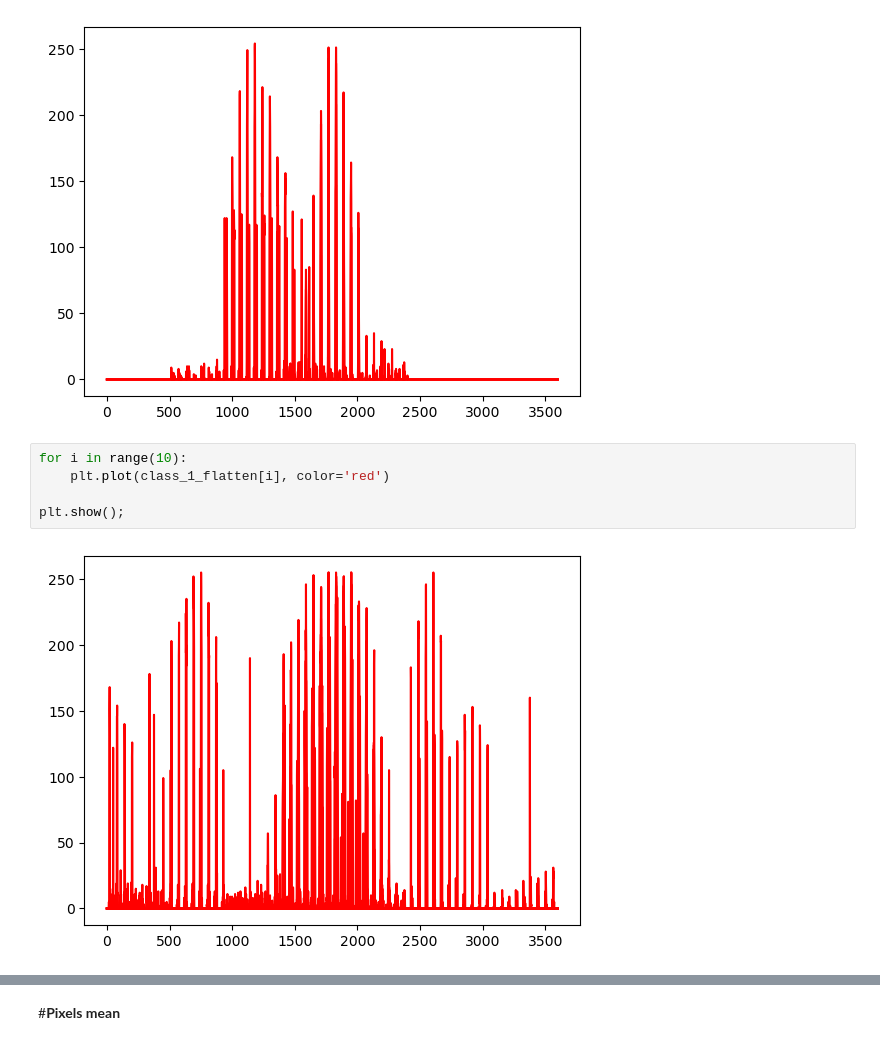
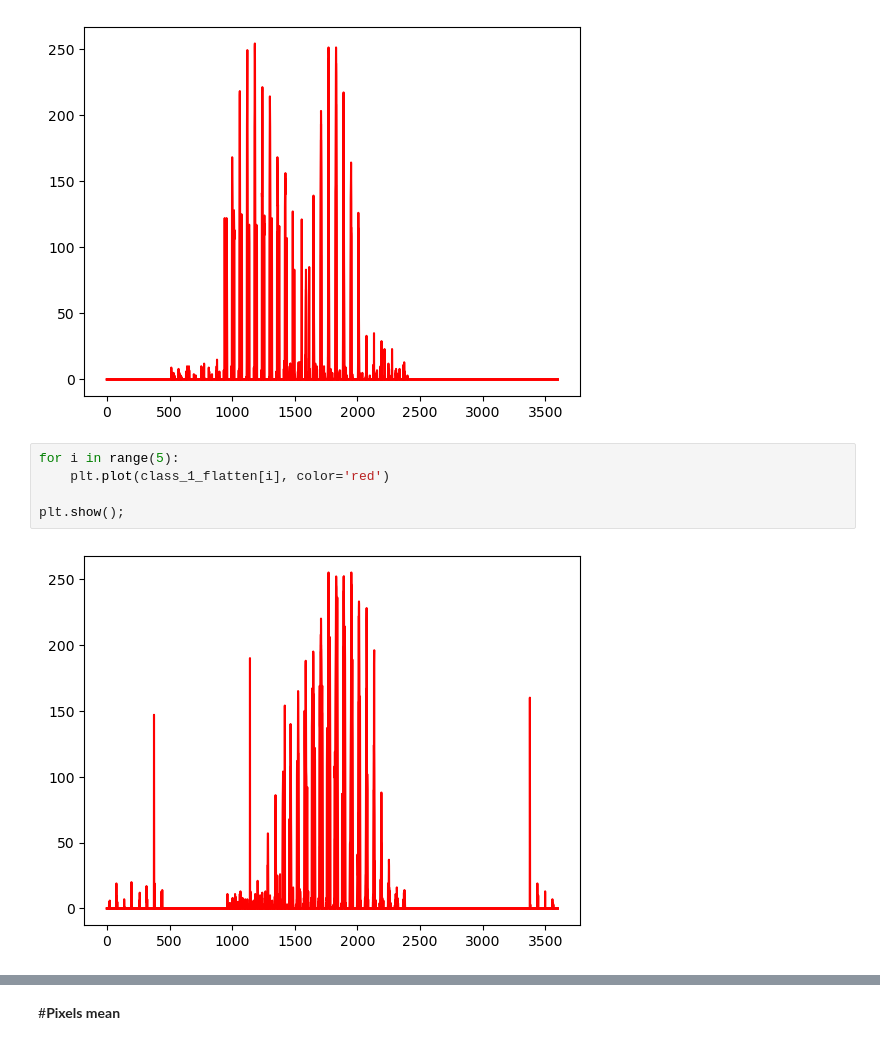
Before and after one commit to FaridRash/DATA-MINING-MACHINE-LEARNING-semester-2-, a Jupyter notebook: The Final Project/Notebooks/Farid/Farid_CNN_linux.ipynb, the cells around one changed output, grey strips where cells are left out. Drawn from its saved outputs; the diff is of its cells as text.

```diff
--- a/The Final Project/Notebooks/Farid/Farid_CNN_linux.ipynb
+++ b/The Final Project/Notebooks/Farid/Farid_CNN_linux.ipynb
@@ -360,10 +360,10 @@ plt.show();
 # %% [output]
 [figure]
 # %%
-for i in range(10):
+for i in range(5):
     plt.plot(class_1_flatten[i], color='red')
 
 plt.show();
 # %% [output]
-[figure, old version]
+[figure, new version]
 # %%
```
Also changed, not shown: parts of 17 cells of this notebook.
